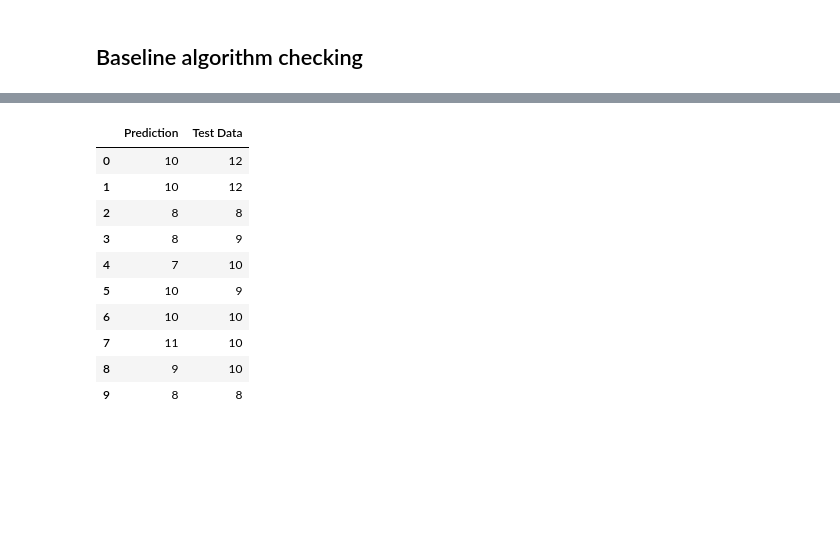
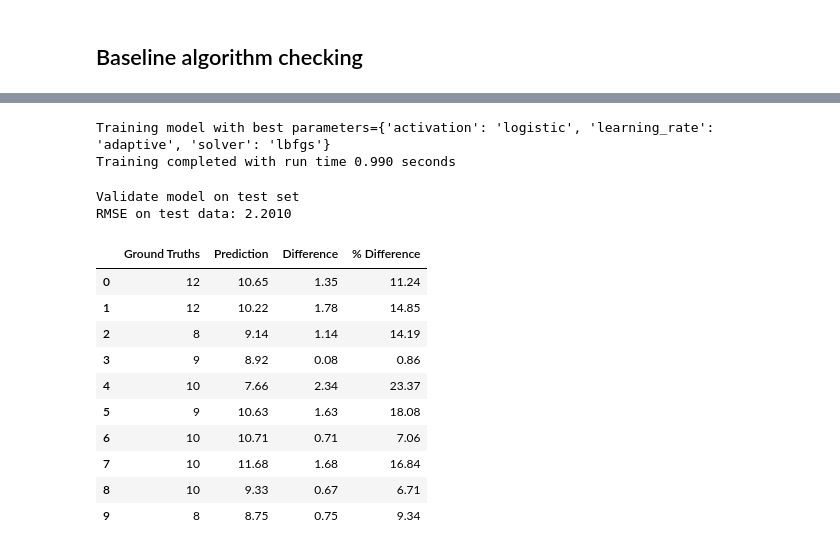
Before and after one commit to junkal/Data-Science-Repository, a Jupyter notebook: Abalone-Age-Prediction/Abalone-Age-Prediction.ipynb, the cells around one changed output, grey strips where cells are left out. Drawn from its saved outputs; the diff is of its cells as text; code cells hidden in the pictures; blank space fills up the shorter version.

```diff
--- a/Abalone-Age-Prediction/Abalone-Age-Prediction.ipynb
+++ b/Abalone-Age-Prediction/Abalone-Age-Prediction.ipynb
@@ -210,5 +162,0 @@ Let's take a look what are the important features GBR used to build the model.
-# %%
-train = data.drop('Rings', axis = 1)
-pd.set_option('display.float_format', lambda x: '%.3f' % x)
-priority = pd.DataFrame({'Attribute Label': train.columns, 'Feature Importances': model.feature_importances_})
-priority = priority.sort_values('Feature Importances', ascending=False)
@@ -246,3 +162,0 @@ model.compile(loss='mean_squared_error', optimizer=sgd)
-# %%
-print("[INFO] evaluating on testing set...")
-model.fit(X_train, Y_train, epochs=500, validation_split=0.2, verbose=True)
@@ -274,19 +163,43 @@ print("[INFO] SQRT loss={:.3f}".format(loss))
-# %%
-#predictions = np.round(model.predict(X_test), 0).tolist()
-predictions = model.predict(X_test).tolist()
-predictions = [item for items in predictions for item in items]
-compare = pd.DataFrame({'Prediction': predictions, 'Test Data' : Y_test})
-compare.Prediction = compare.Prediction.astype(int)
-compare.head(10)
-# %% [output]
-|  | Prediction | Test Data |
-| 0 | 10 | 12 |
-| 1 | 10 | 12 |
-| 2 | 8 | 8 |
-| 3 | 8 | 9 |
-| 4 | 7 | 10 |
-| 5 | 10 | 9 |
-| 6 | 10 | 10 |
-| 7 | 11 | 10 |
-| 8 | 9 | 10 |
-| 9 | 8 | 8 |
+# %%
+model = MLPRegressor(early_stopping=True)
+model.set_params(**grid.best_params_)
+
+print("Training model with best parameters={}".format(grid.best_params_))
+start = time.time()
+model.fit(X_train, Y_train)
+end = time.time()
+
+print("Training completed with run time {:.3f} seconds".format(end-start))
+# %% [output]
+Training model with best parameters={'activation': 'logistic', 'learning_rate': 'adaptive', 'solver': 'lbfgs'}
+Training completed with run time 0.990 seconds
+# %%
+from sklearn.metrics import mean_squared_error
+
+print("Validate model on test set")
+predict_test = model.predict(X_test)
+print('RMSE on test data: {:.4f}'.format(mean_squared_error(Y_test, predict_test)**(0.5)))
+# %% [output]
+Validate model on test set
+RMSE on test data: 2.2010
+# %%
+diff = abs(Y_test - predict_test)
+percent_diff = diff/Y_test * 100
+
+compare = pd.DataFrame({'Ground Truths' : Y_test,
+                        'Prediction': predict_test.round(decimals=2),
+                        'Difference': diff.round(decimals=2),
+                        '% Difference': percent_diff.round(decimals=2)})
+compare.head(10)
+# %% [output]
+|  | Ground Truths | Prediction | Difference | % Difference |
+| 0 | 12 | 10.65 | 1.35 | 11.24 |
+| 1 | 12 | 10.22 | 1.78 | 14.85 |
+| 2 | 8 | 9.14 | 1.14 | 14.19 |
+| 3 | 9 | 8.92 | 0.08 | 0.86 |
+| 4 | 10 | 7.66 | 2.34 | 23.37 |
+| 5 | 9 | 10.63 | 1.63 | 18.08 |
+| 6 | 10 | 10.71 | 0.71 | 7.06 |
+| 7 | 10 | 11.68 | 1.68 | 16.84 |
+| 8 | 10 | 9.33 | 0.67 | 6.71 |
+| 9 | 8 | 8.75 | 0.75 | 9.34 |
```
Also changed, not shown: parts of 23 cells of this notebook.
